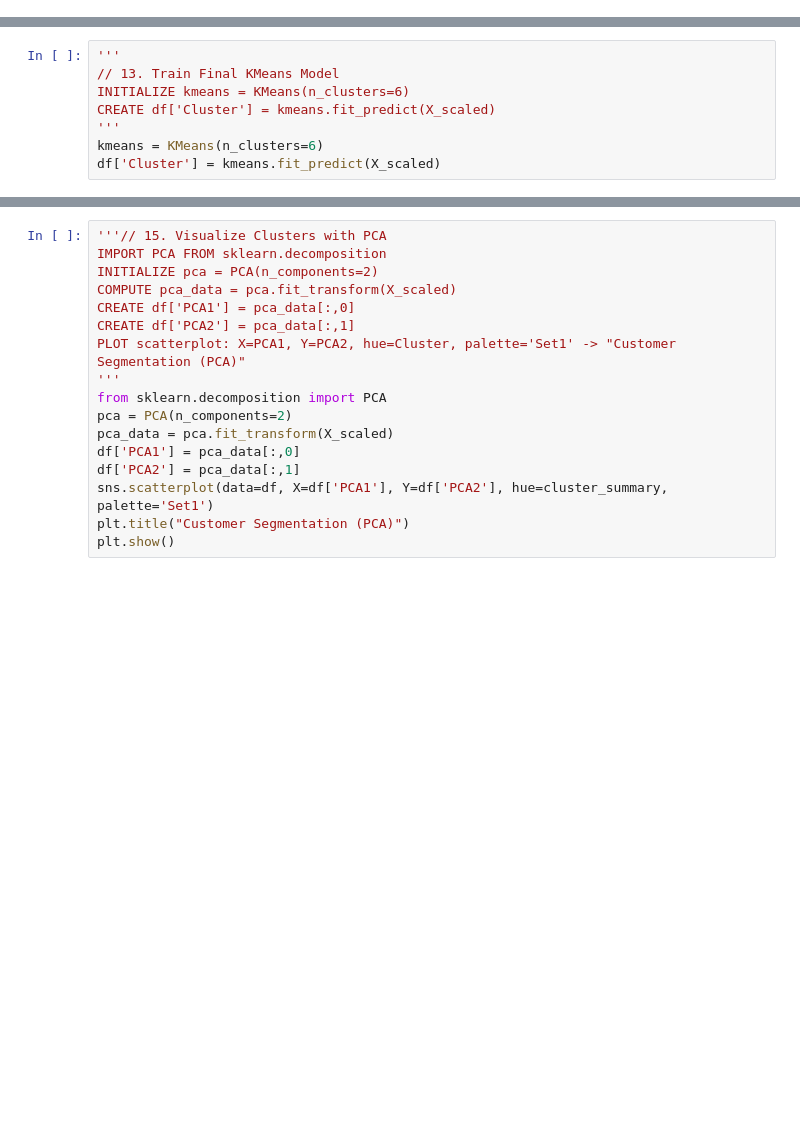
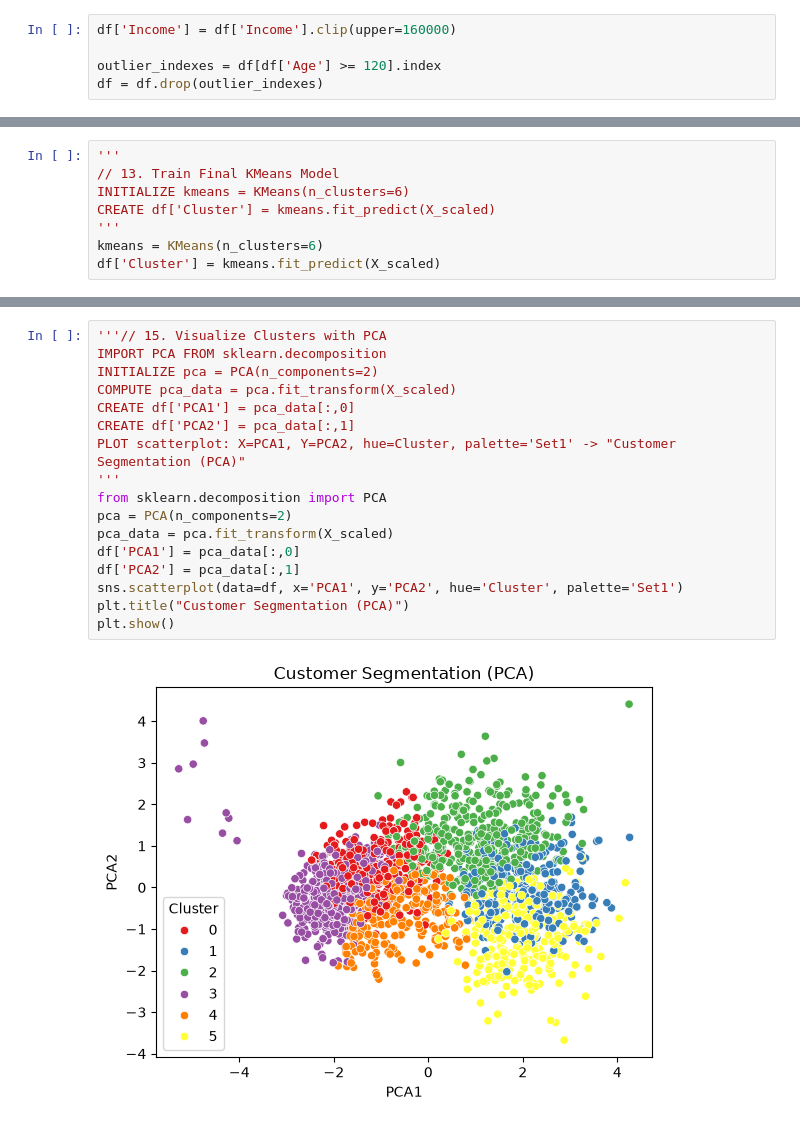
Before and after one commit to aksheen14/Customer-Segmentation-, a Jupyter notebook: custSeg.ipynb, the cells around one changed output, grey strips where cells are left out. Drawn from its saved outputs; the diff is of its cells as text; blank space fills up the shorter version.

```diff
--- a/custSeg.ipynb
+++ b/custSeg.ipynb
@@ -181,6 +233,11 @@ print("value counts: ", df['Education'].value_counts, df['Marital_Status'].value
 This is data cleaning by dropping the Nan rows
 
 Some of these floats could be truncated and some of these columns dont need these stats such as ID.
+# %%
+df['Income'] = df['Income'].clip(upper=160000)
+
+outlier_indexes = df[df['Age'] >= 120].index
+df = df.drop(outlier_indexes)
 # %%
 '''
 
@@ -384,20 +475,22 @@ print("value counts: ", df['Cluster'].value_counts)
 # %%
 '''// 15. Visualize Clusters with PCA
 IMPORT PCA FROM sklearn.decomposition
 INITIALIZE pca = PCA(n_components=2)
 COMPUTE pca_data = pca.fit_transform(X_scaled)
 CREATE df['PCA1'] = pca_data[:,0]
 CREATE df['PCA2'] = pca_data[:,1]
 PLOT scatterplot: X=PCA1, Y=PCA2, hue=Cluster, palette='Set1' -> "Customer Segmentation (PCA)"
 '''
 from sklearn.decomposition import PCA
 pca = PCA(n_components=2)
 pca_data = pca.fit_transform(X_scaled)
 df['PCA1'] = pca_data[:,0]
 df['PCA2'] = pca_data[:,1]
-sns.scatterplot(data=df, X=df['PCA1'], Y=df['PCA2'], hue=cluster_summary, palette='Set1')
+sns.scatterplot(data=df, x='PCA1', y='PCA2', hue='Cluster', palette='Set1')
 plt.title("Customer Segmentation (PCA)")
 plt.show()
+# %% [output]
+[figure, added]
 # %%
 '''// 16. Export Model and Scaler
 IMPORT joblib
```
Also changed, not shown: parts of 13 cells of this notebook, 3 other files.
